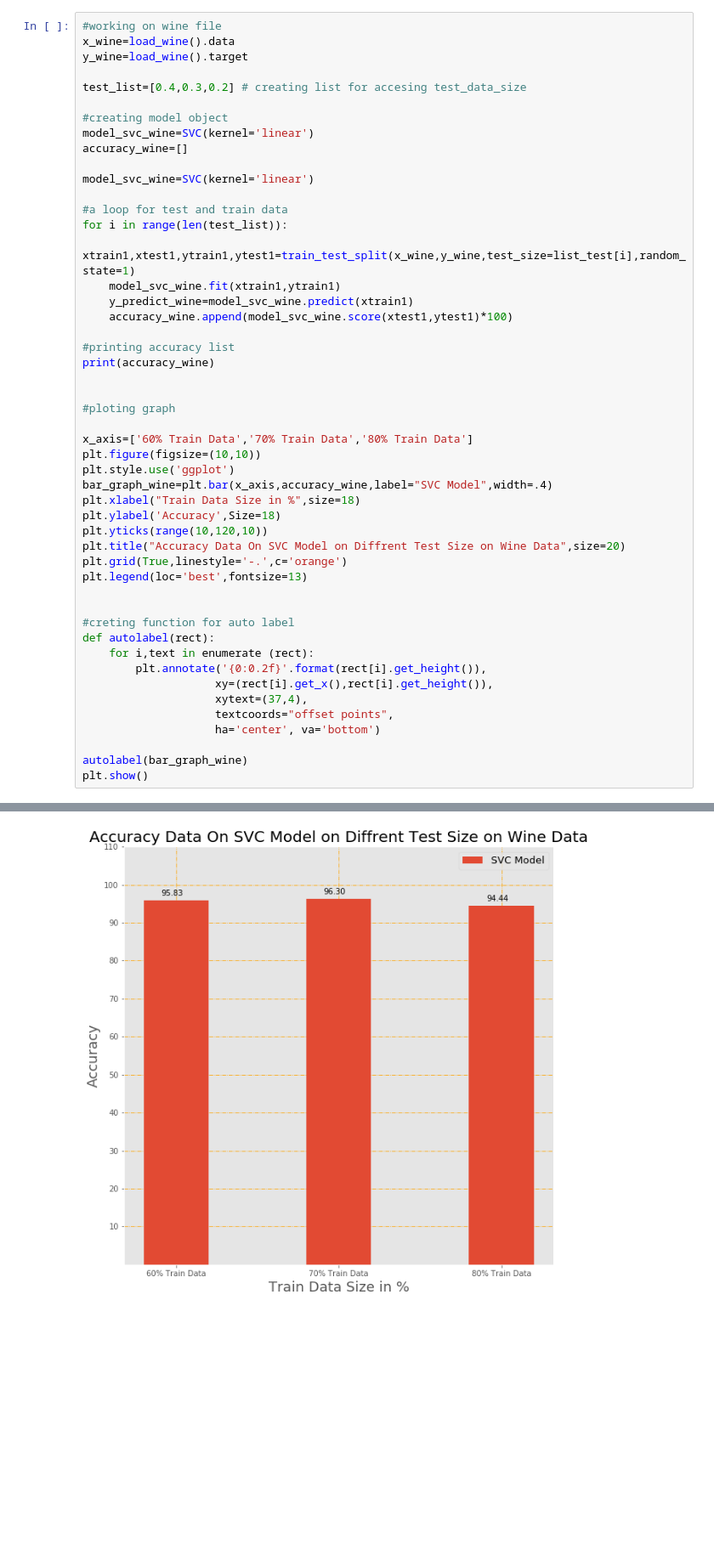
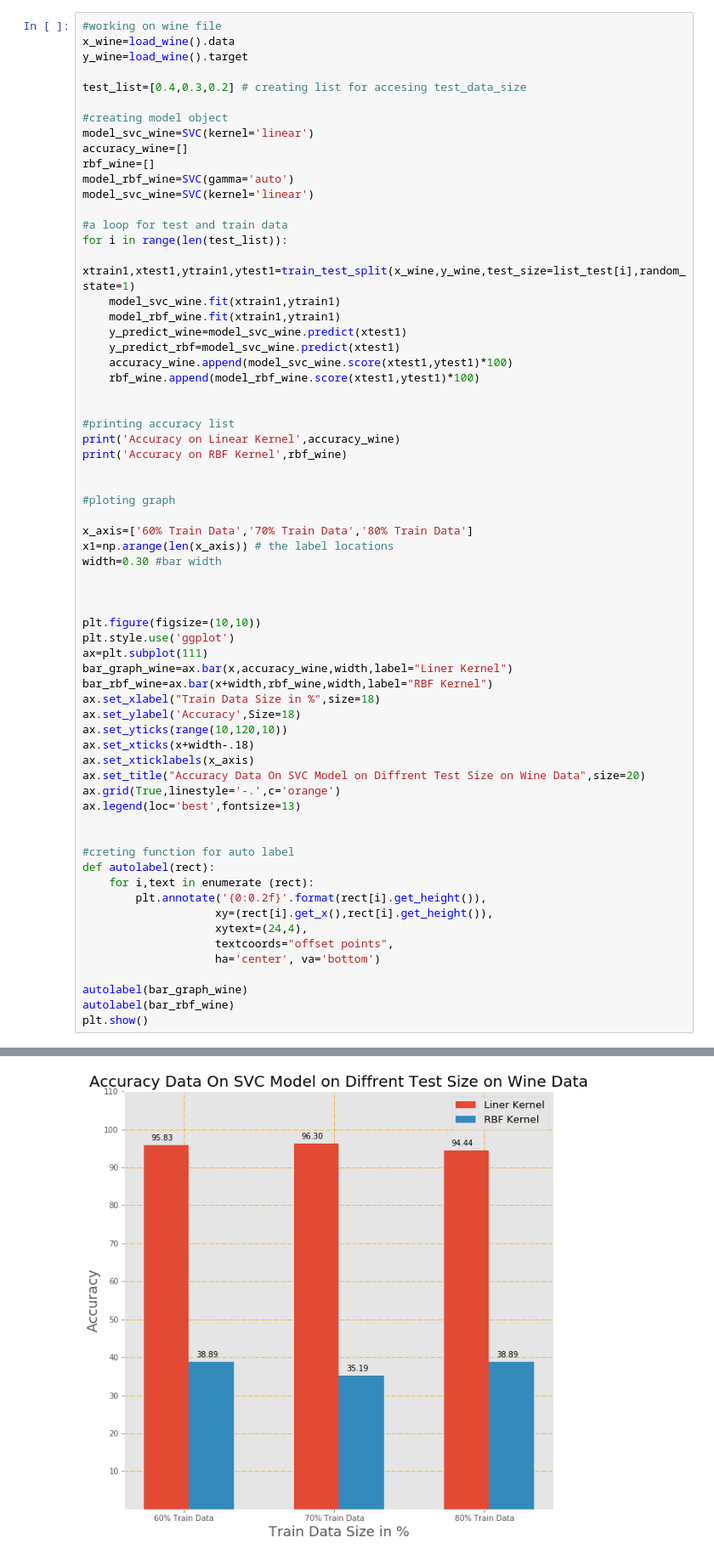
Before and after one commit to sreyaz01/sklearn_Algorithem_with_graph_beginner, a Jupyter notebook: predefined data set SVC and graph.ipynb, the cells around one changed output, grey strips where cells are left out. Shown at 85% size. Cells and saved outputs as stored; diff of their text form; blank space fills up the shorter version.

```diff
--- a/predefined data set SVC and graph.ipynb
+++ b/predefined data set SVC and graph.ipynb
@@ -75,32 +92,47 @@ test_list=[0.4,0.3,0.2] # creating list for accesing test_data_size
 #creating model object
 model_svc_wine=SVC(kernel='linear')
 accuracy_wine=[]
-
+rbf_wine=[]
+model_rbf_wine=SVC(gamma='auto')
 model_svc_wine=SVC(kernel='linear')
 
 #a loop for test and train data
 for i in range(len(test_list)):
     xtrain1,xtest1,ytrain1,ytest1=train_test_split(x_wine,y_wine,test_size=list_test[i],random_state=1)
     model_svc_wine.fit(xtrain1,ytrain1)
-    y_predict_wine=model_svc_wine.predict(xtrain1)
+    model_rbf_wine.fit(xtrain1,ytrain1)
+    y_predict_wine=model_svc_wine.predict(xtest1)
+    y_predict_rbf=model_svc_wine.predict(xtest1)
     accuracy_wine.append(model_svc_wine.score(xtest1,ytest1)*100)
+    rbf_wine.append(model_rbf_wine.score(xtest1,ytest1)*100)
+
 
 #printing accuracy list
-print(accuracy_wine)
+print('Accuracy on Linear Kernel',accuracy_wine)
+print('Accuracy on RBF Kernel',rbf_wine)
 
 
 #ploting graph
 
 x_axis=['60% Train Data','70% Train Data','80% Train Data']
+x1=np.arange(len(x_axis)) # the label locations
+width=0.30 #bar width
+
+
+
 plt.figure(figsize=(10,10))
 plt.style.use('ggplot')
-bar_graph_wine=plt.bar(x_axis,accuracy_wine,label="SVC Model",width=.4)
-plt.xlabel("Train Data Size in %",size=18)
-plt.ylabel('Accuracy',Size=18)
-plt.yticks(range(10,120,10))
-plt.title("Accuracy Data On SVC Model on Diffrent Test Size on Wine Data",size=20)
-plt.grid(True,linestyle='-.',c='orange')
-plt.legend(loc='best',fontsize=13)
+ax=plt.subplot(111)
+bar_graph_wine=ax.bar(x,accuracy_wine,width,label="Liner Kernel")
+bar_rbf_wine=ax.bar(x+width,rbf_wine,width,label="RBF Kernel")
+ax.set_xlabel("Train Data Size in %",size=18)
+ax.set_ylabel('Accuracy',Size=18)
+ax.set_yticks(range(10,120,10))
+ax.set_xticks(x+width-.18)
+ax.set_xticklabels(x_axis)
+ax.set_title("Accuracy Data On SVC Model on Diffrent Test Size on Wine Data",size=20)
+ax.grid(True,linestyle='-.',c='orange')
+ax.legend(loc='best',fontsize=13)
 
 
 #creting function for auto label
@@ -108,10 +140,11 @@ def autolabel(rect):
     for i,text in enumerate (rect):
         plt.annotate('{0:0.2f}'.format(rect[i].get_height()),
                     xy=(rect[i].get_x(),rect[i].get_height()),
-                    xytext=(37,4),
+                    xytext=(24,4),
                     textcoords="offset points",
                     ha='center', va='bottom')
 
 autolabel(bar_graph_wine)
+autolabel(bar_rbf_wine)
 plt.show()
 # %% [output]
@@ -119 +153 @@ plt.show()
-[figure, old version]
+[figure, new version]
```
Also changed, not shown: parts of 3 cells of this notebook.
